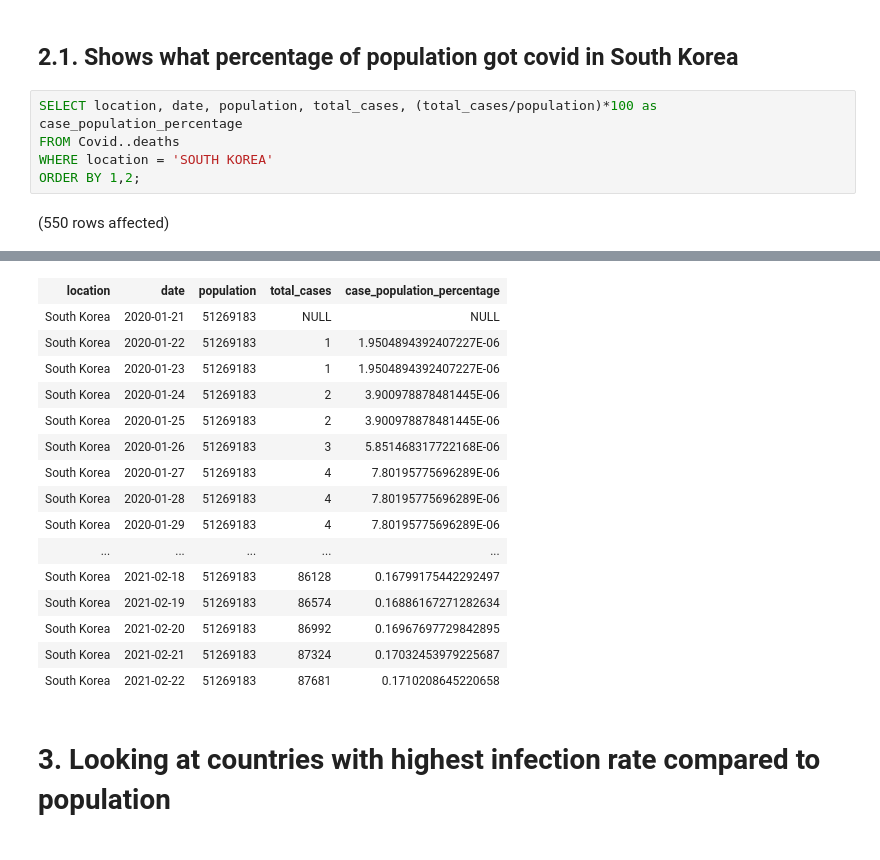
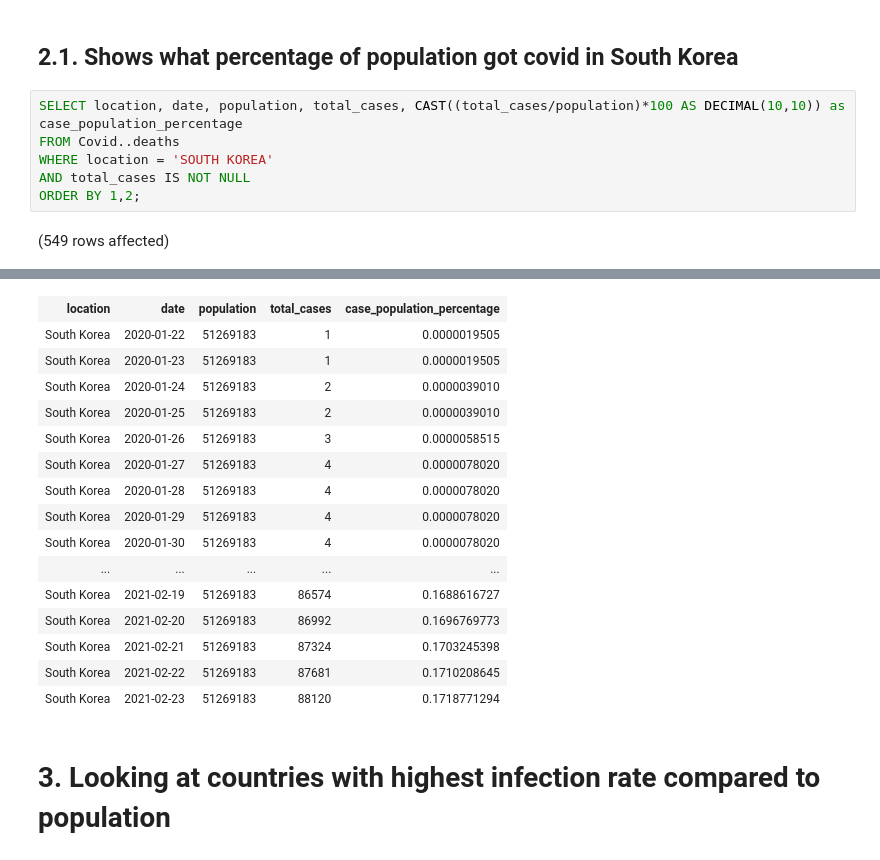
Before and after one commit to guiaramos/covid-data-exploration, a Jupyter notebook: Covid Data Explorantion.ipynb, the cells around one changed output, grey strips where cells are left out. Saved outputs shown, nothing was run; the diff lists cells and outputs as text.

```diff
--- a/Covid Data Explorantion.ipynb
+++ b/Covid Data Explorantion.ipynb
@@ -43,9 +56,10 @@ Total execution time: 00:00:00.038
 # %% [markdown]
 ## 2.1. Shows what percentage of population got covid in South Korea
 # %%
-SELECT location, date, population, total_cases, (total_cases/population)*100 as case_population_percentage
+SELECT location, date, population, total_cases, CAST((total_cases/population)*100 AS DECIMAL(10,10)) as case_population_percentage
 FROM Covid..deaths
 WHERE location = 'SOUTH KOREA'
+AND total_cases IS NOT NULL
 ORDER BY 1,2;
 # %% [output]
-(550 rows affected)
+(549 rows affected)
@@ -53,19 +67,19 @@ Total execution time: 00:00:00.040
 | location | date | population | total_cases | case_population_percentage |
-| South Korea | 2020-01-21 | 51269183 | NULL | NULL |
-| South Korea | 2020-01-22 | 51269183 | 1 | 1.9504894392407227E-06 |
-| South Korea | 2020-01-23 | 51269183 | 1 | 1.9504894392407227E-06 |
-| South Korea | 2020-01-24 | 51269183 | 2 | 3.900978878481445E-06 |
-| South Korea | 2020-01-25 | 51269183 | 2 | 3.900978878481445E-06 |
-| South Korea | 2020-01-26 | 51269183 | 3 | 5.851468317722168E-06 |
-| South Korea | 2020-01-27 | 51269183 | 4 | 7.80195775696289E-06 |
-| South Korea | 2020-01-28 | 51269183 | 4 | 7.80195775696289E-06 |
-| South Korea | 2020-01-29 | 51269183 | 4 | 7.80195775696289E-06 |
+| South Korea | 2020-01-22 | 51269183 | 1 | 0.0000019505 |
+| South Korea | 2020-01-23 | 51269183 | 1 | 0.0000019505 |
+| South Korea | 2020-01-24 | 51269183 | 2 | 0.0000039010 |
+| South Korea | 2020-01-25 | 51269183 | 2 | 0.0000039010 |
+| South Korea | 2020-01-26 | 51269183 | 3 | 0.0000058515 |
+| South Korea | 2020-01-27 | 51269183 | 4 | 0.0000078020 |
+| South Korea | 2020-01-28 | 51269183 | 4 | 0.0000078020 |
+| South Korea | 2020-01-29 | 51269183 | 4 | 0.0000078020 |
+| South Korea | 2020-01-30 | 51269183 | 4 | 0.0000078020 |
 | ... | ... | ... | ... | ... |
-| South Korea | 2021-02-18 | 51269183 | 86128 | 0.16799175442292497 |
-| South Korea | 2021-02-19 | 51269183 | 86574 | 0.16886167271282634 |
-| South Korea | 2021-02-20 | 51269183 | 86992 | 0.16967697729842895 |
-| South Korea | 2021-02-21 | 51269183 | 87324 | 0.17032453979225687 |
-| South Korea | 2021-02-22 | 51269183 | 87681 | 0.1710208645220658 |
+| South Korea | 2021-02-19 | 51269183 | 86574 | 0.1688616727 |
+| South Korea | 2021-02-20 | 51269183 | 86992 | 0.1696769773 |
+| South Korea | 2021-02-21 | 51269183 | 87324 | 0.1703245398 |
+| South Korea | 2021-02-22 | 51269183 | 87681 | 0.1710208645 |
+| South Korea | 2021-02-23 | 51269183 | 88120 | 0.1718771294 |
 # %% [markdown]
 # 3. Looking at countries with highest infection rate compared to population
 # %%
```
Also changed, not shown: parts of 8 cells of this notebook.
